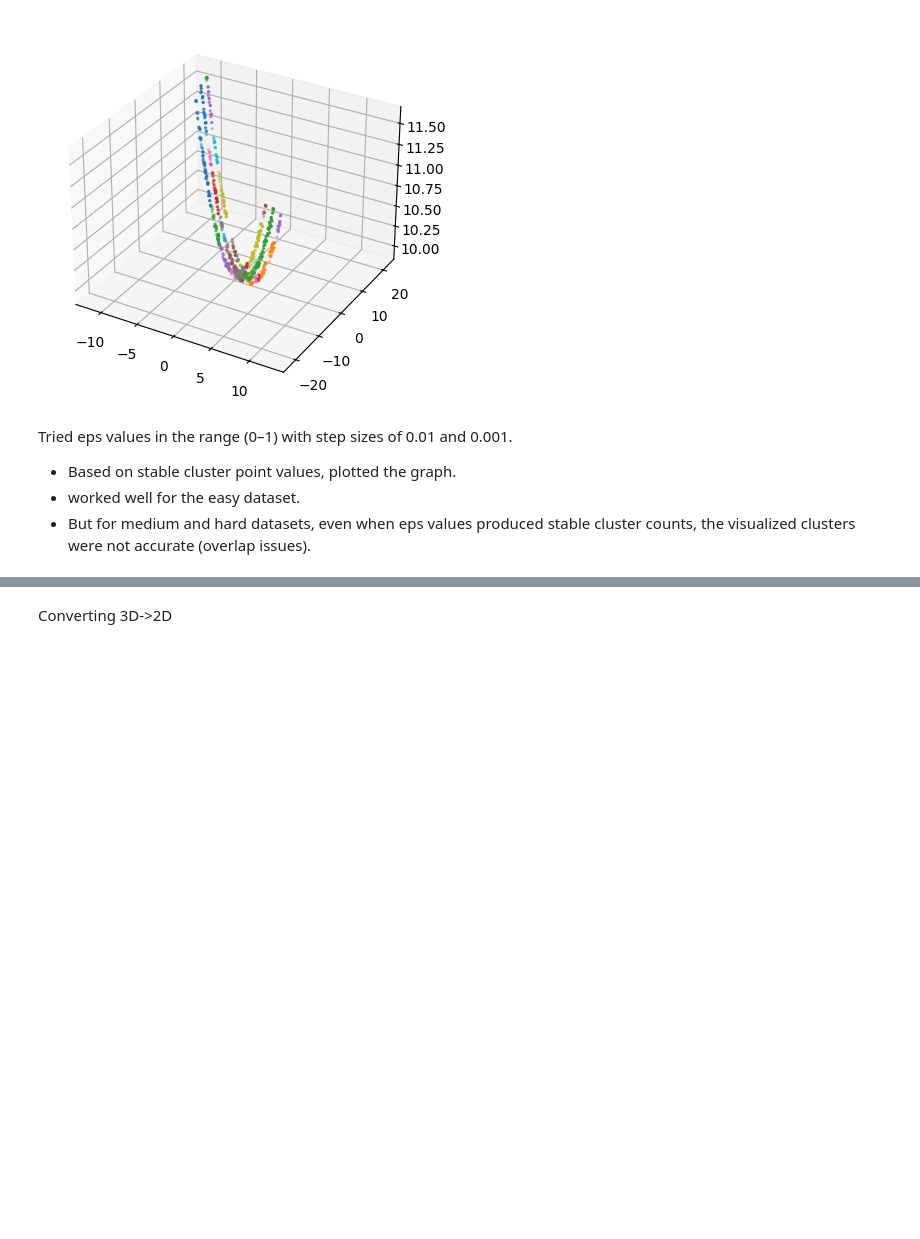
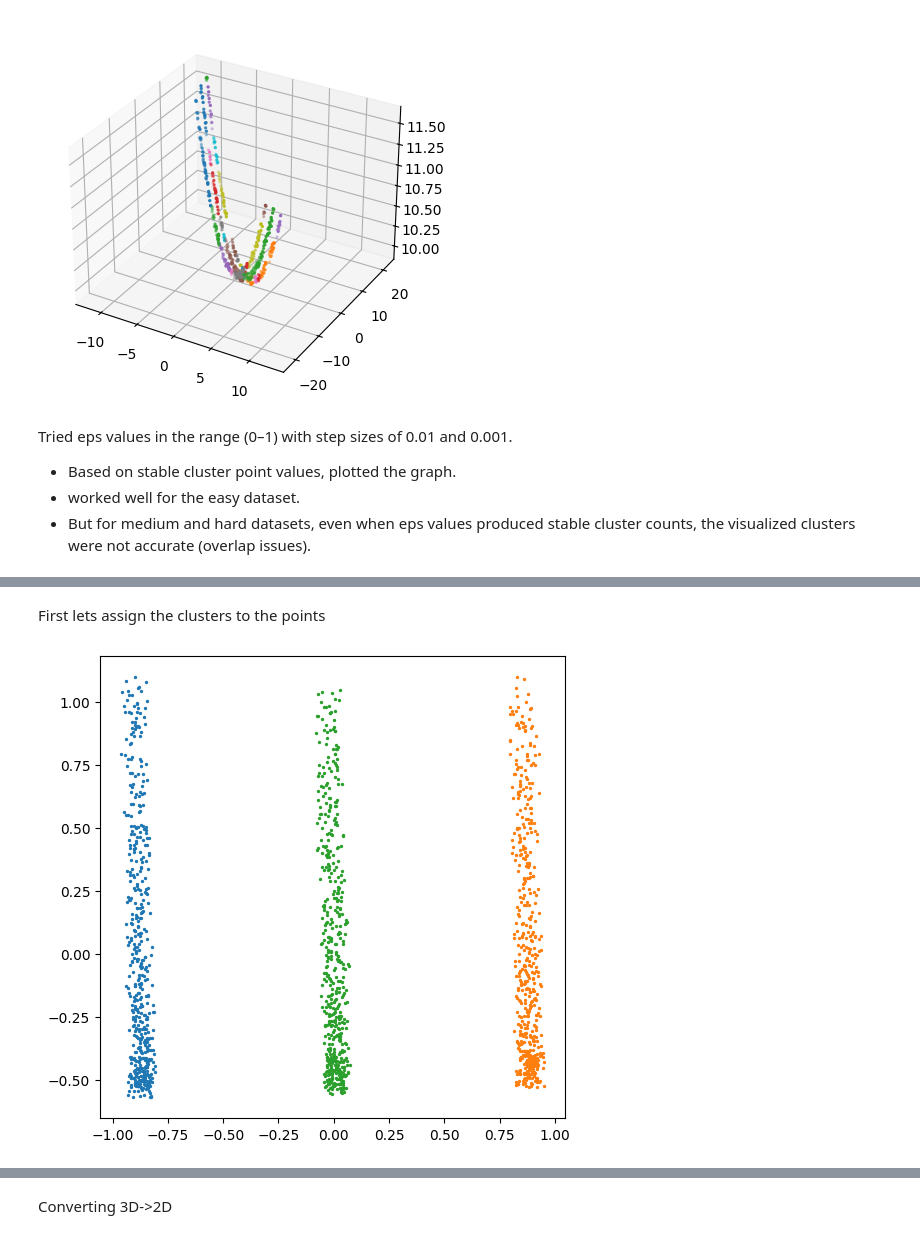
Before and after one commit to sowjanyamatam/blunomy_case_study, a Jupyter notebook: local_analysis/analysis.ipynb, the cells around one changed output, grey strips where cells are left out. Drawn from its saved outputs; the diff is of its cells as text; code cells hidden in the pictures; blank space fills up the shorter version.

```diff
--- a/local_analysis/analysis.ipynb
+++ b/local_analysis/analysis.ipynb
@@ -271,0 +338,17 @@ Tried eps values in the range (0–1) with step sizes of 0.01 and 0.001.
+# %% [markdown]
+First lets assign the clusters to the points
+# %%
+from scipy.optimize import curver_fit
+
+labels = DBSCAN(eps = 0.3, min_samples = 5).fit_predict(actual_reduced)
+# plt.figure(figsize=(6,6))
+for cluster_id in set(labels):
+    if cluster_id == -1:
+        continue
+    cluster_points = actual_reduced[labels == cluster_id]
+    plt.scatter(cluster_points[:, 0], cluster_points[:, 1], s=2, label = f"cluster {cluster_id}")
+    # plt.title(f"removed pc {i+1}")
+    pts = points[labels == cluster_id]
+# plt.savefig("images/cluster_list_visualization.png")
+# %% [output]
+[figure, added]
```
Also changed, not shown: parts of 15 cells of this notebook, 1 other file.
